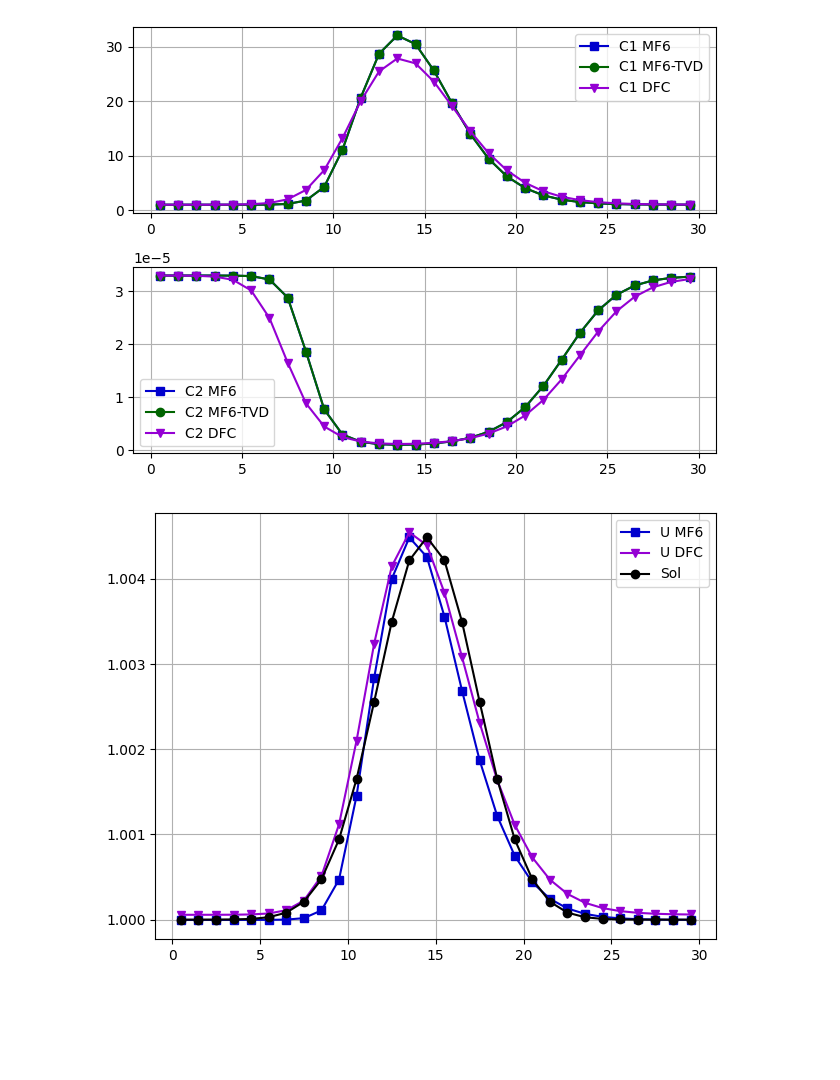
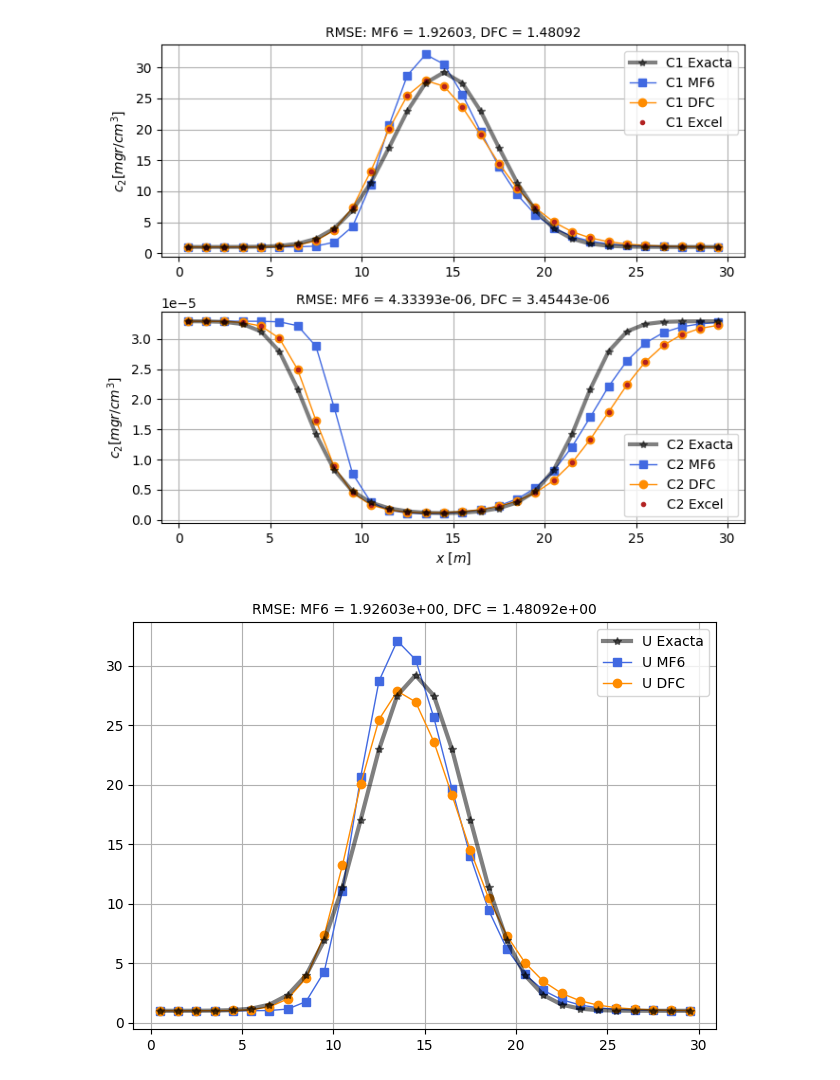
Before and after one commit to luiggix/RTWMA, a Jupyter notebook: benchmarks/03_wma/02_GWF_GWT_API_WMA_Yeso/vis.ipynb, the cells around one changed output. Drawn from its saved outputs; the diff is of its cells as text; code cells hidden in the pictures; blank space fills up the shorter version.

Commit message:
analisis de resultados, visualizacion

```diff
--- a/benchmarks/03_wma/02_GWF_GWT_API_WMA_Yeso/vis.ipynb
+++ b/benchmarks/03_wma/02_GWF_GWT_API_WMA_Yeso/vis.ipynb
@@ -37,54 +63,40 @@ x = np.arange(0.5, 30, 1.0)
 # %%
-fig, ax = plt.subplots(2, 1)
-ax[0].plot(x, wma_mf6_fin[0], "s-", c = "mediumblue", label="C1 MF6")
-ax[0].plot(x, wma_tvd_fin[0], "o-", c = "darkgreen" , label="C1 MF6-TVD")
-ax[0].plot(x, wma_dfc_fin[0], "v-", c = "darkviolet", label="C1 DFC")
+fig, ax = plt.subplots(2, 1, figsize=(7,6))
+ax[0].plot(x, anc1, "*-", c = "black", lw=3.0, alpha=0.5, label="C1 Exacta", zorder=6)
+ax[0].plot(x, c1_mf6, "s-", c = "royalblue", lw = 1.0, label="C1 MF6", zorder=5)
+###ax[0].plot(x, wma_tvd_fin[0], "o-", c = "purple" , lw = 1.0, label="C1 MF6-TVD", zorder=5)
+ax[0].plot(x, c1_dfc, "o-", c = "darkorange", lw = 1.0, label="C1 DFC", zorder=5)
+ax[0].plot(x, c1, ".", c = "firebrick", label="C1 Excel", zorder=5)
+ax[0].set_title(f"RMSE: MF6 = {RMSE_c1_mf6:2.5f}, DFC = {RMSE_c1_dfc:2.5f}", fontsize=10)
+ax[0].set_ylabel("$c_2 [mgr/cm^{3}]$")
 ax[0].grid()
 ax[0].legend()
 
-ax[1].plot(x, wma_mf6_fin[1], "s-", c = "mediumblue", label="C2 MF6")
-ax[1].plot(x, wma_tvd_fin[1], "o-", c = "darkgreen" , label="C2 MF6-TVD")
-ax[1].plot(x, wma_dfc_fin[1], "v-", c = "darkviolet", label="C2 DFC")
+ax[1].plot(x, anc2, "*-", c = "black", lw=3.0, alpha=0.5, label="C2 Exacta", zorder=6)
+ax[1].plot(x, c2_mf6, "s-", c = "royalblue", lw = 1.0, label="C2 MF6", zorder=5)
+###ax[1].plot(x, wma_tvd_fin[1], "o-", c = "purple" , lw = 1.0, label="C2 MF6-TVD", zorder=5)
+ax[1].plot(x, c2_dfc, "o-", c = "darkorange", lw = 1.0, label="C2 DFC", zorder=5)
+ax[1].plot(x, c2, ".", c = "firebrick", label="C2 Excel", zorder=5)
+ax[1].set_title(f"RMSE: MF6 = {RMSE_c2_mf6:2.5e}, DFC = {RMSE_c2_dfc:2.5e}", fontsize=10)
+ax[1].set_xlabel("$x$ [$m$]")
+ax[1].set_ylabel("$c_2 [mgr/cm^{3}]$")
 ax[1].grid()
-ax[1].legend()
+ax[1].legend(loc="lower right")
 
 plt.tight_layout()
 plt.show()
 # %% [output]
-[figure, old version]
+[figure, new version]
 # %%
-u_exa = u_sol(x)
-u_mf6 = np.asarray(wma_mf6_fin[0]) - np.asarray(wma_mf6_fin[1])
-u_dfc = np.asarray(wma_dfc_fin[0]) - np.asarray(wma_dfc_fin[1])
-
-u_max = max(u_exa)
-u_min = min(u_exa)
-u_mf6_max = max(u_mf6)
-u_mf6_min = min(u_mf6)
-u_dfc_max = max(u_dfc)
-u_dfc_min = min(u_dfc)
-
-trans_lin = lambda m, b, x: m * x + b
-o_orig = lambda m, x, y: y - m * x
-
-m_mf6 = (u_max - u_min)/(u_mf6_max - u_mf6_min)
-o_mf6 = o_orig(m_mf6, u_min, u_mf6_min)
-
-m_dfc = (u_max - u_min)/(u_dfc_max - u_dfc_min)
-o_dfc = o_orig(m_dfc, u_min, u_dfc_min)
-
-u_mf6_t = trans_lin(m_mf6, o_mf6, u_mf6)
-u_dfc_t = trans_lin(m_dfc, o_dfc, u_dfc)
-
 fig, ax = plt.subplots(1, 1)
-
-ax.plot(x, u_mf6_t, "s-", c = "mediumblue", label="U MF6")
-ax.plot(x, u_dfc_t, "v-", c = "darkviolet", label="U DFC")
-ax.plot(x, u_exa, "o-", c = "k", label="Sol")
+ax.plot(x, u, "*-", c = "black", lw=3.0, alpha=0.5, label="U Exacta", zorder=6)
+ax.plot(x, u_mf6, "s-", c = "royalblue", lw = 1.0, label="U MF6", zorder=5)
+ax.plot(x, u_dfc, "o-", c = "darkorange", lw = 1.0, label="U DFC", zorder=5)
+ax.set_title(f"RMSE: MF6 = {RMSE_u_mf6:2.5e}, DFC = {RMSE_u_dfc:2.5e}", fontsize=10)
 ax.grid()
-ax.legend()
+ax.legend(loc="upper right")
 
 plt.tight_layout()
 plt.show()
 # %% [output]
-[figure, old version]
+[figure, new version]
```
Also changed, not shown: parts of 3 cells of this notebook, 4 other files.
